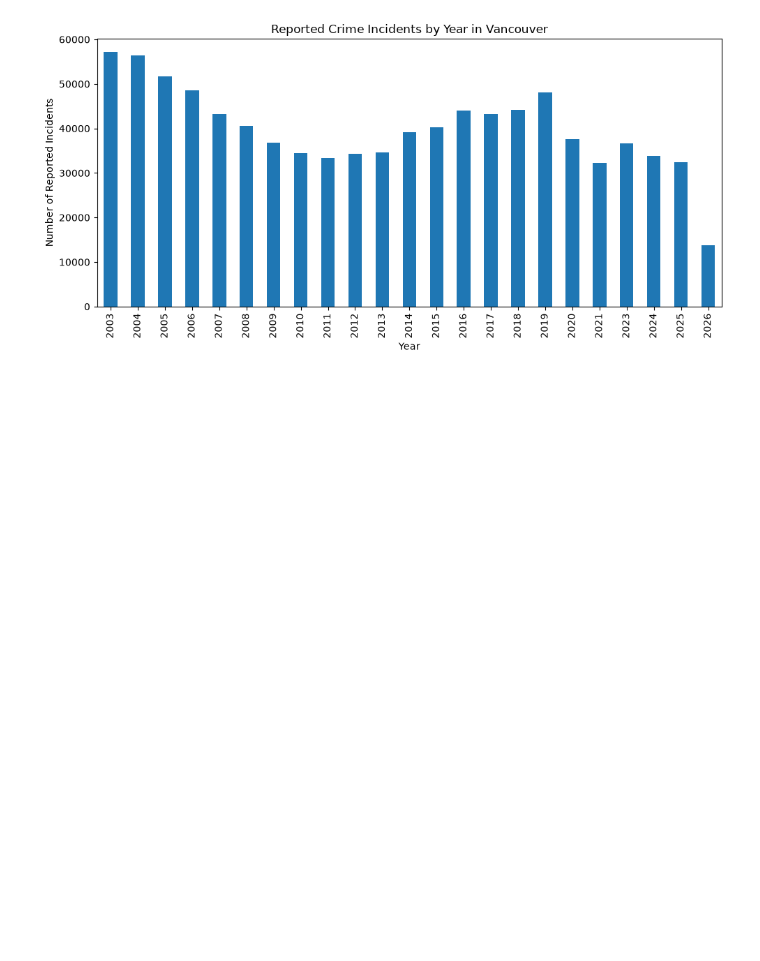
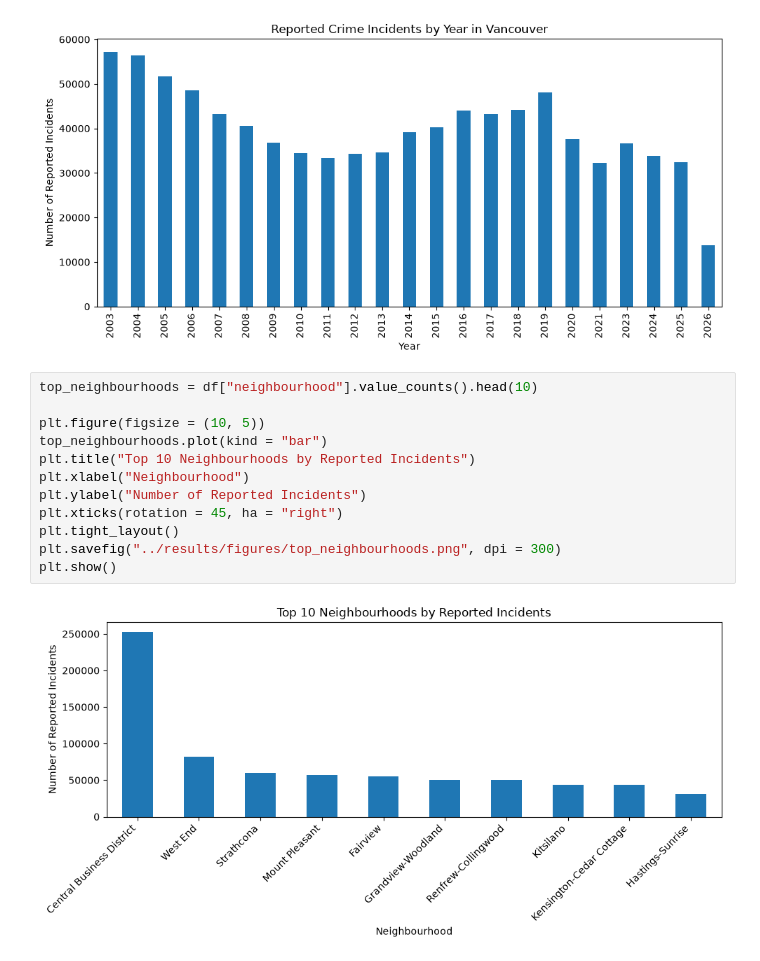
Before and after one commit to cyoon3232/data-projects, a Jupyter notebook: vancouver-crime-analytics/notebooks/02_analysis1.ipynb, the cells around one changed output. Drawn from its saved outputs; the diff is of its cells as text; blank space fills up the shorter version.

Commit message:
Crime by neighbourhoods (top 10)

```diff
--- a/vancouver-crime-analytics/notebooks/02_analysis1.ipynb
+++ b/vancouver-crime-analytics/notebooks/02_analysis1.ipynb
@@ -65,3 +65,17 @@ plt.savefig("../results/figures/incidents_by_year.png", dpi = 300)
 plt.show()
 # %% [output]
 [figure]
+# %%
+top_neighbourhoods = df["neighbourhood"].value_counts().head(10)
+
+plt.figure(figsize = (10, 5))
+top_neighbourhoods.plot(kind = "bar")
+plt.title("Top 10 Neighbourhoods by Reported Incidents")
+plt.xlabel("Neighbourhood")
+plt.ylabel("Number of Reported Incidents")
+plt.xticks(rotation = 45, ha = "right")
+plt.tight_layout()
+plt.savefig("../results/figures/top_neighbourhoods.png", dpi = 300)
+plt.show()
+# %% [output]
+[figure, added]
```
Also changed, not shown: 1 other file.
